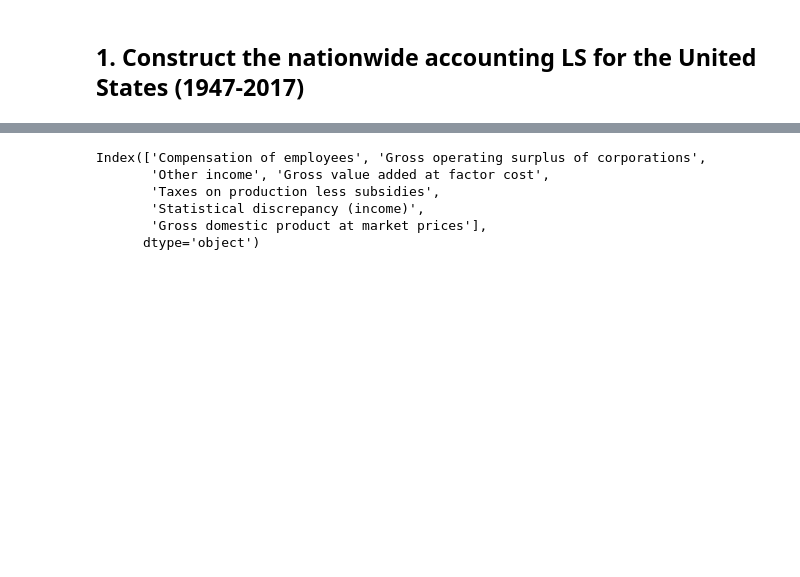
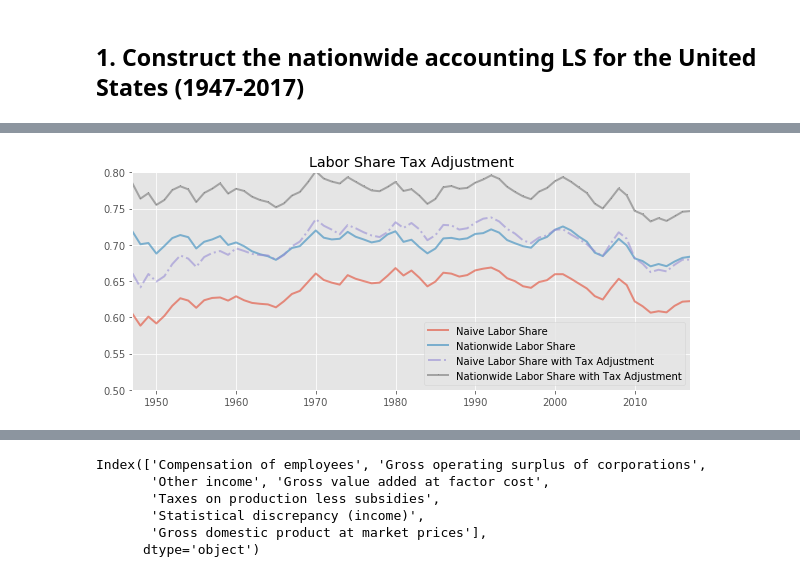
Before and after one commit to zhouweimin-econ/QuantMacro, a Jupyter notebook: PS2.ipynb, the cells around one changed output, grey strips where cells are left out. Saved outputs shown, nothing was run; the diff lists cells and outputs as text; code cells hidden in the pictures; blank space fills up the shorter version.

```diff
--- a/PS2.ipynb
+++ b/PS2.ipynb
@@ -134,0 +193,21 @@ plt.show()
+# %%
+# Labor share with tax adjustment
+tau = (Taxes+Lsubsidies)/Y1
+LS_naive2 = LS_naive1 * (1/(1-tau))
+LS_national2 = LS_national1* (1/(1-tau))
+
+Year = np.linspace(1947,2017,num=71)
+Year = np.asarray(Year)
+
+fig, ax = plt.subplots(figsize=(10,4))
+plt.ylim(0.5,0.8)
+plt.xlim(1947,2017)
+ax.plot(Year, LS_naive1, linewidth=2, alpha=0.6, label='Naive Labor Share')
+ax.plot(Year, LS_national1, linewidth=2, alpha=0.6, label='Nationwide Labor Share')
+ax.plot(Year, LS_naive2, '-.', linewidth=2, alpha=0.6, label='Naive Labor Share with Tax Adjustment')
+ax.plot(Year, LS_national2, '-,', linewidth=2, alpha=0.6, label='Nationwide Labor Share with Tax Adjustment')
+plt.title('Labor Share Tax Adjustment')
+ax.legend()
+plt.show()
+# %% [output]
+[figure, added]
```
Also changed, not shown: parts of 22 cells of this notebook.
